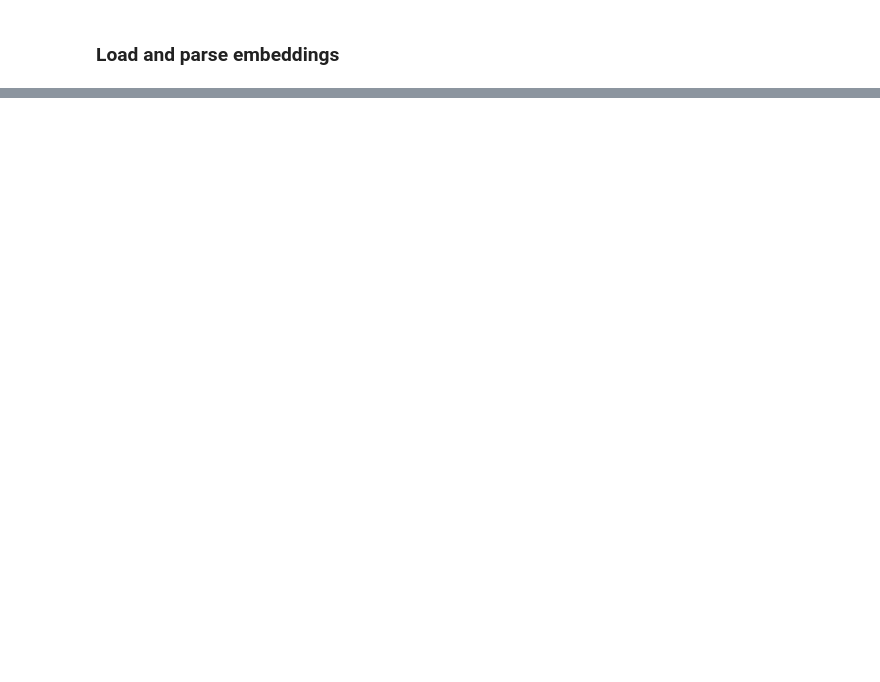
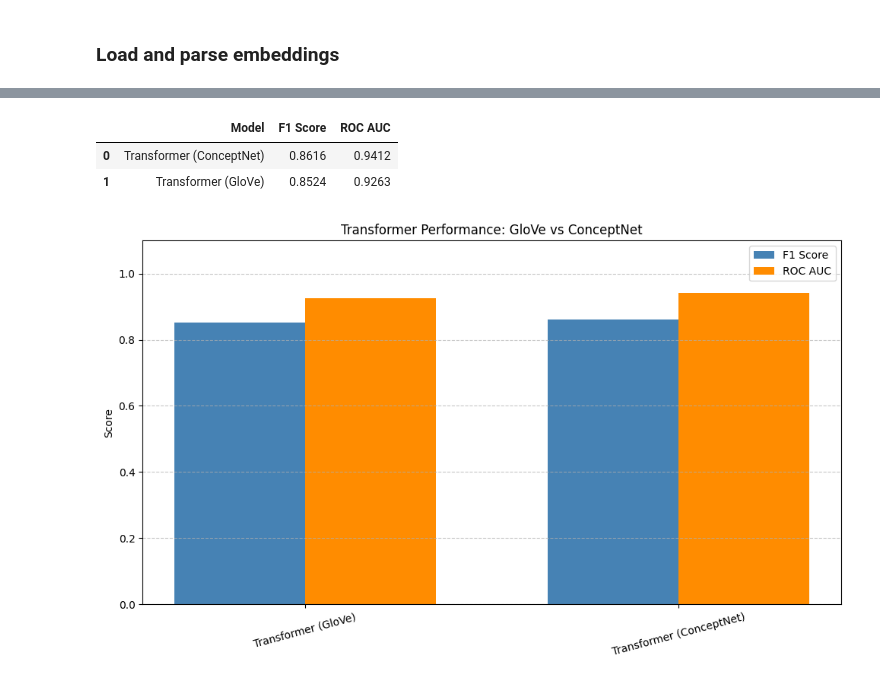
Before and after one commit to cammylexi/CS2341-Assignment-3, a Jupyter notebook: McPhaul_Llanes_7.ipynb, the cells around one changed output, grey strips where cells are left out. Drawn from its saved outputs; the diff is of its cells as text; code cells hidden in the pictures; blank space fills up the shorter version.

```diff
--- a/McPhaul_Llanes_7.ipynb
+++ b/McPhaul_Llanes_7.ipynb
@@ -925,0 +1176,8 @@ plot_all_roc_curves(roc_data)
+# %%
+results = []
+
+# GloVe-based 2-layer transformer
+results.append(evaluate_model(transformer_two, X_test, y_test, "Transformer (GloVe)"))
+
+# ConceptNet-based transformer
+results.append(evaluate_model(transformer_conceptnet, X_test, y_test, "Transformer (ConceptNet)"))
@@ -925,0 +1197,50 @@ plot_all_roc_curves(roc_data)
+# %%
+import pandas as pd
+
+# Generate comparison table again
+comparison_df = pd.DataFrame([{
+    "Model": r["name"],
+    "F1 Score": round(r["f1"], 4),
+    "ROC AUC": round(r["auc"], 4)
+} for r in results])
+
+# Sort and print
+comparison_df.sort_values(by="ROC AUC", ascending=False, inplace=True)
+comparison_df.reset_index(drop=True, inplace=True)
+
+# Display in notebook
+comparison_df
+# %% [output]
+|  | Model | F1 Score | ROC AUC |
+| 0 | Transformer (ConceptNet) | 0.8616 | 0.9412 |
+| 1 | Transformer (GloVe) | 0.8524 | 0.9263 |
+# %%
+import matplotlib.pyplot as plt
+import numpy as np
+
+# Prepare data
+labels = [r['name'] for r in results]
+f1_scores = [r['f1'] for r in results]
+auc_scores = [r['auc'] for r in results]
+
+x = np.arange(len(labels))  # label positions
+width = 0.35  # width of bars
+
+# Plot
+plt.figure(figsize=(10, 6))
+plt.bar(x - width/2, f1_scores, width, label='F1 Score', color='steelblue')
+plt.bar(x + width/2, auc_scores, width, label='ROC AUC', color='darkorange')
+
+# Labeling
+plt.ylabel('Score')
+plt.title('Transformer Performance: GloVe vs ConceptNet')
+plt.xticks(x, labels, rotation=15)
+plt.ylim(0.0, 1.1)
+plt.legend()
+plt.grid(axis='y', linestyle='--', alpha=0.7)
+plt.tight_layout()
+
+# Show
+plt.show()
+# %% [output]
+[figure, added]
```
Also changed, not shown: parts of 46 cells of this notebook.
